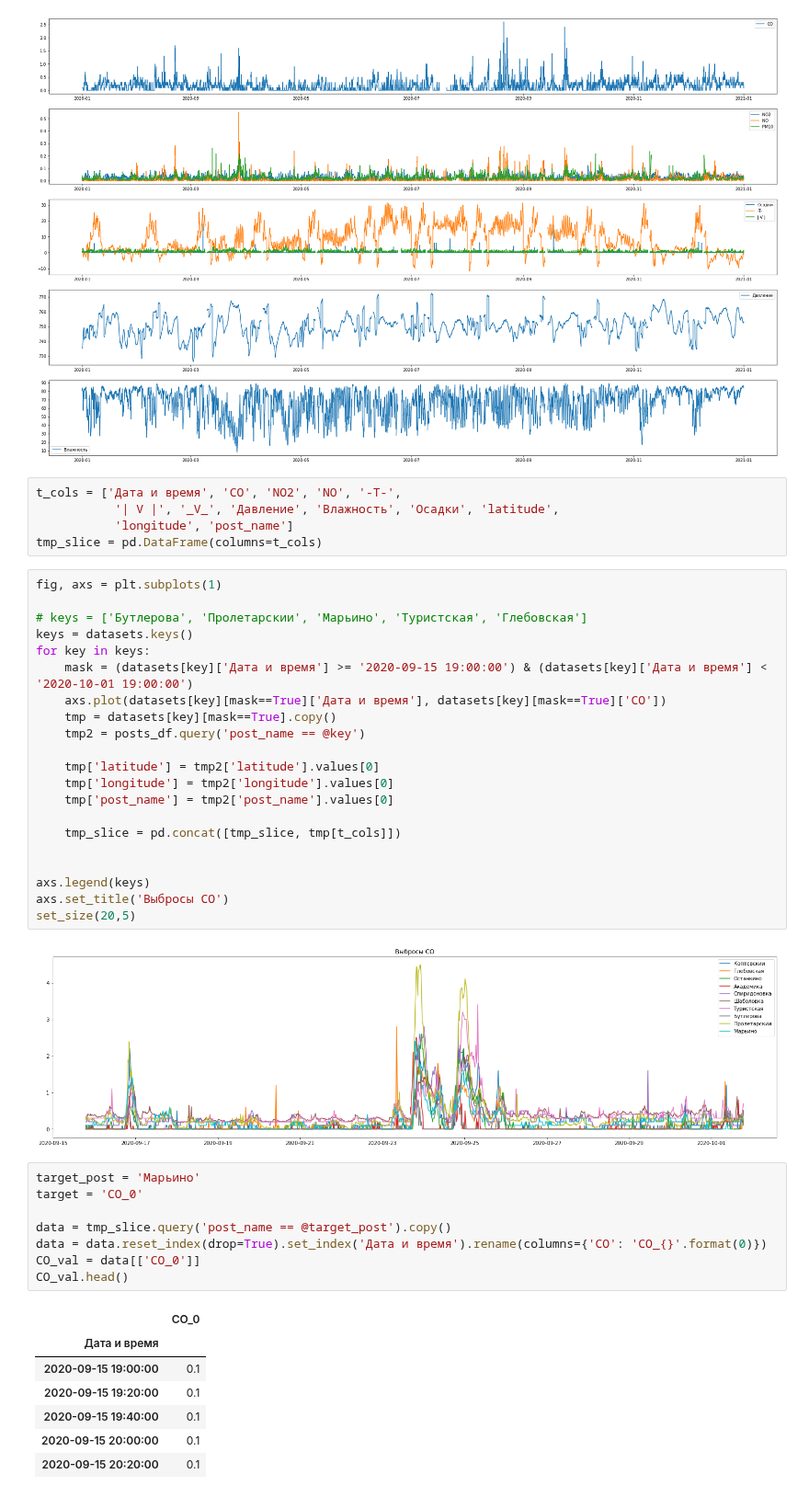
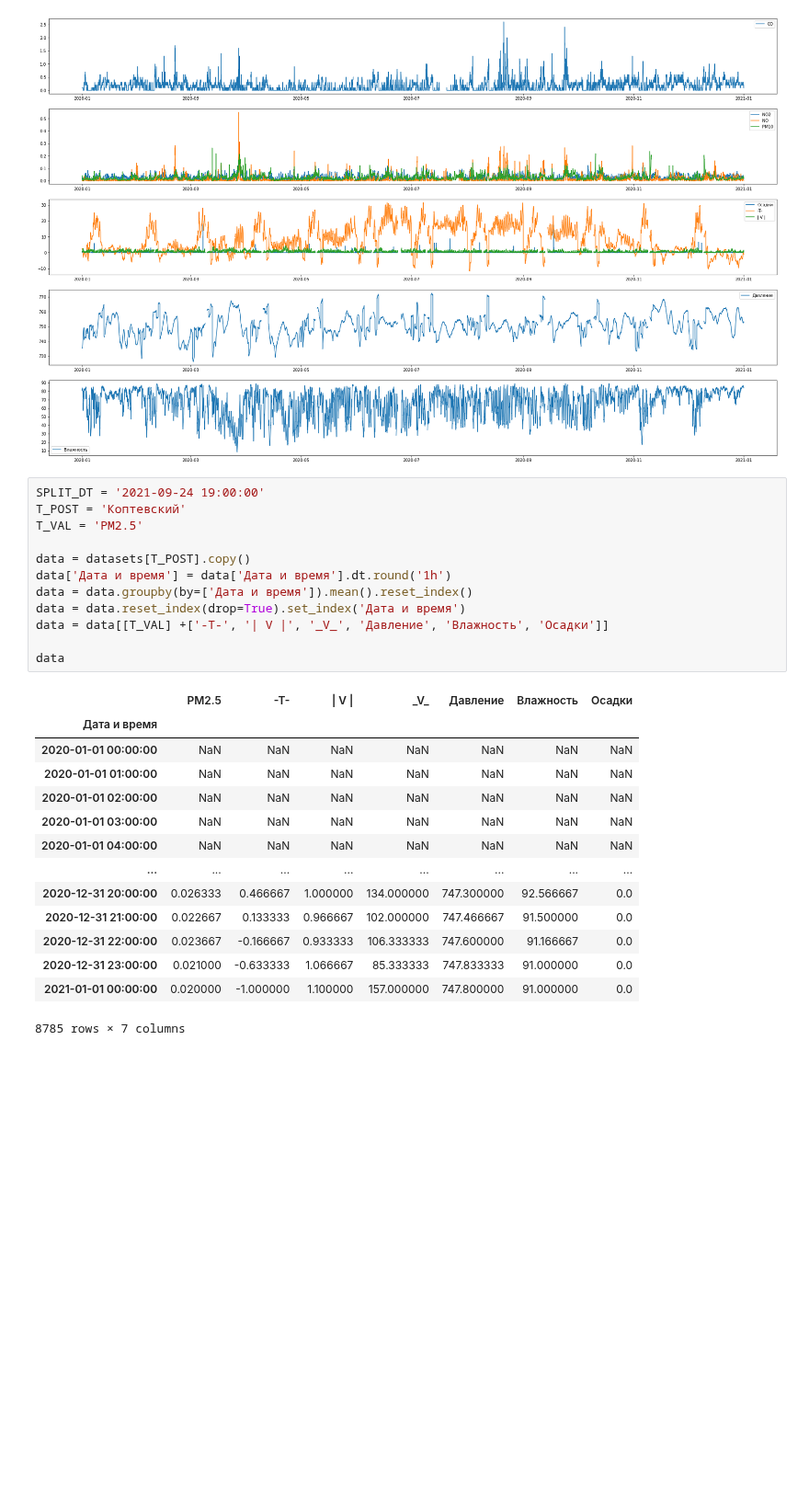
Before and after one commit to vprud/air_tracer, a Jupyter notebook: notes/02_predict.ipynb, the cells around one changed output. Shown at 92% size. Drawn from its saved outputs; the diff is of its cells as text; blank space fills up the shorter version.

```diff
--- a/notes/02_predict.ipynb
+++ b/notes/02_predict.ipynb
@@ -113,47 +115,30 @@ dict_keys(['Коптевскии', 'Глебовская', 'Останкино',
 plot_report(datasets['Марьино'])
 # %% [output]
 [figure]
-# %%
-t_cols = ['Дата и время', 'CO', 'NO2', 'NO', '-T-',
-           '| V |', '_V_', 'Давление', 'Влажность', 'Осадки', 'latitude',
-           'longitude', 'post_name']
-tmp_slice = pd.DataFrame(columns=t_cols)
-# %%
-fig, axs = plt.subplots(1)
-
-# keys = ['Бутлерова', 'Пролетарскии', 'Марьино', 'Туристская', 'Глебовская']
-keys = datasets.keys()
-for key in keys:
-    mask = (datasets[key]['Дата и время'] >= '2020-09-15 19:00:00') & (datasets[key]['Дата и время'] < '2020-10-01 19:00:00')
-    axs.plot(datasets[key][mask==True]['Дата и время'], datasets[key][mask==True]['CO'])
-    tmp = datasets[key][mask==True].copy()
-    tmp2 = posts_df.query('post_name == @key')
-
-    tmp['latitude'] = tmp2['latitude'].values[0]
-    tmp['longitude'] = tmp2['longitude'].values[0]
-    tmp['post_name'] = tmp2['post_name'].values[0]
-
-    tmp_slice = pd.concat([tmp_slice, tmp[t_cols]])
-
-
-axs.legend(keys)
-axs.set_title('Выбросы CO')
-set_size(20,5)
-# %% [output]
-[figure, removed]
 # %%
-target_post = 'Марьино'
-target = 'CO_0'
+SPLIT_DT = '2021-09-24 19:00:00'
+T_POST = 'Коптевский'
+T_VAL = 'PM2.5'
 
-data = tmp_slice.query('post_name == @target_post').copy()
-data = data.reset_index(drop=True).set_index('Дата и время').rename(columns={'CO': 'CO_{}'.format(0)})
-CO_val = data[['CO_0']]
-CO_val.head()
+data = datasets[T_POST].copy()
+data['Дата и время'] = data['Дата и время'].dt.round('1h')
+data = data.groupby(by=['Дата и время']).mean().reset_index()
+data = data.reset_index(drop=True).set_index('Дата и время')
+data = data[[T_VAL] +['-T-', '| V |', '_V_', 'Давление', 'Влажность', 'Осадки']]
+
+data
 # %% [output]
-|  | CO_0 |
-| Дата и время |  |
-| 2020-09-15 19:00:00 | 0.1 |
-| 2020-09-15 19:20:00 | 0.1 |
-| 2020-09-15 19:40:00 | 0.1 |
-| 2020-09-15 20:00:00 | 0.1 |
-| 2020-09-15 20:20:00 | 0.1 |
+|  | PM2.5 | -T- | | V | | _V_ | Давление | Влажность | Осадки |
+| Дата и время |  |  |  |  |  |  |  |
+| 2020-01-01 00:00:00 | NaN | NaN | NaN | NaN | NaN | NaN | NaN |
+| 2020-01-01 01:00:00 | NaN | NaN | NaN | NaN | NaN | NaN | NaN |
+| 2020-01-01 02:00:00 | NaN | NaN | NaN | NaN | NaN | NaN | NaN |
+| 2020-01-01 03:00:00 | NaN | NaN | NaN | NaN | NaN | NaN | NaN |
+| 2020-01-01 04:00:00 | NaN | NaN | NaN | NaN | NaN | NaN | NaN |
+| ... | ... | ... | ... | ... | ... | ... | ... |
+| 2020-12-31 20:00:00 | 0.026333 | 0.466667 | 1.000000 | 134.000000 | 747.300000 | 92.566667 | 0.0 |
+| 2020-12-31 21:00:00 | 0.022667 | 0.133333 | 0.966667 | 102.000000 | 747.466667 | 91.500000 | 0.0 |
+| 2020-12-31 22:00:00 | 0.023667 | -0.166667 | 0.933333 | 106.333333 | 747.600000 | 91.166667 | 0.0 |
+| 2020-12-31 23:00:00 | 0.021000 | -0.633333 | 1.066667 | 85.333333 | 747.833333 | 91.000000 | 0.0 |
+| 2021-01-01 00:00:00 | 0.020000 | -1.000000 | 1.100000 | 157.000000 | 747.800000 | 91.000000 | 0.0 |
+8785 rows × 7 columns
```
Also changed, not shown: parts of 28 cells of this notebook, 3 other files.
